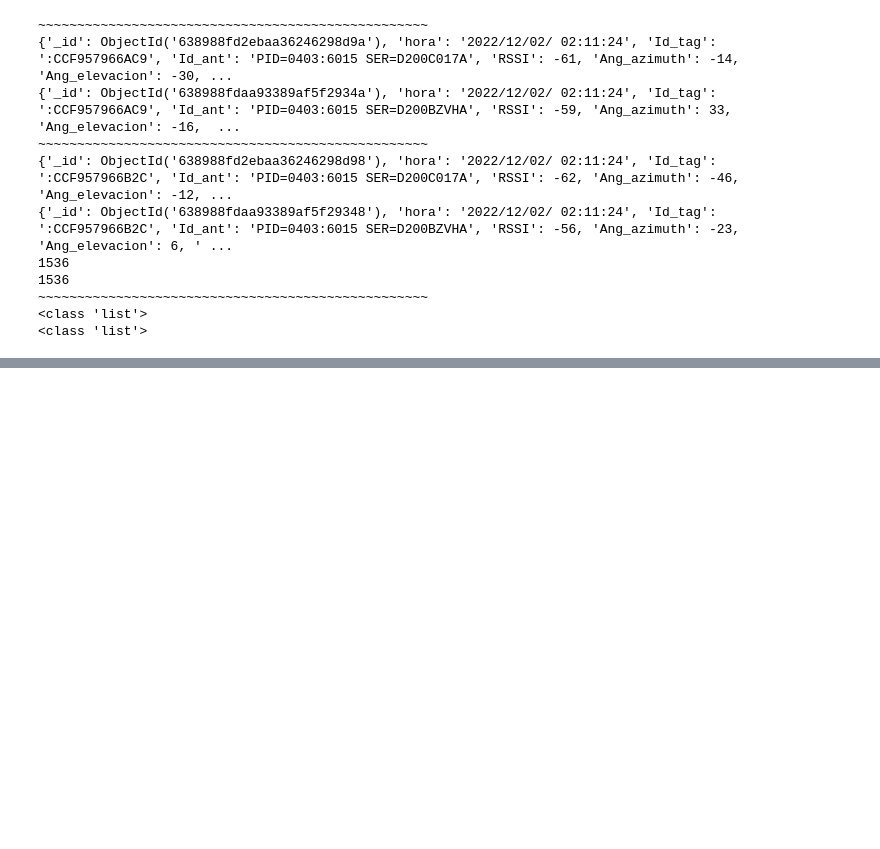
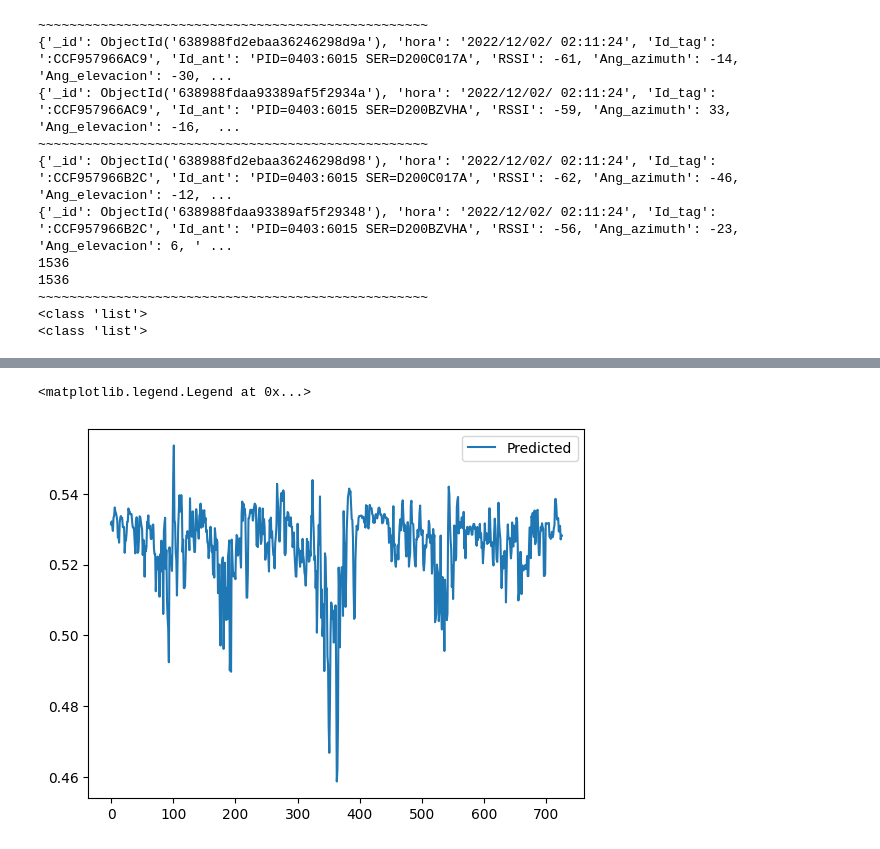
Before and after one commit to JocsanVergara/M_mediciones, a Jupyter notebook: Program/Mdb.ipynb, the cells around one changed output, grey strips where cells are left out. Drawn from its saved outputs; the diff is of its cells as text; code cells hidden in the pictures; blank space fills up the shorter version.

```diff
--- a/Program/Mdb.ipynb
+++ b/Program/Mdb.ipynb
@@ -286,0 +311,23 @@ scaler = scaler.fit(df_11_r)
+# %%
+time_steps = 40
+X_test = create_dataset(df_11_r,time_steps)
+X_test_1 = create_dataset(df_21_r,time_steps)
+X_test_2 = create_dataset(df_12_r,time_steps)
+X_test_3 = create_dataset(df_22_r,time_steps)
+# %%
+# Modelo guardado en el PC
+#from keras.models import model_from_json
+import keras
+
+name_json = "model_conv_malo.json"
+
+# carga el json y crea el modelo
+json_file = open(name_json,'r')
+loaded_model_json = json_file.read()
+json_file.close()
+
+modelo = keras.models.model_from_json(loaded_model_json)
+# se cargan los pesos (weights) en el nuevo modelo
+modelo.load_weights("model_conv_malo.h5")
+print("Modelo cargado desde el PC: ",name_json)
+# se evalua el modelo cargado con los datos de los test
@@ -286,0 +356,10 @@ scaler = scaler.fit(df_11_r)
+# %%
+X_test = np.expand_dims(X_test, -1)
+X_test_1 = np.expand_dims(X_test_1, -1)
+X_test_2 = np.expand_dims(X_test_2, -1)
+X_test_3 = np.expand_dims(X_test_3, -1)
+# %%
+y_pred = modelo.predict(X_test)
+y_pred_1 = modelo.predict(X_test_1)
+y_pred_2 = modelo.predict(X_test_2)
+y_pred_3 = modelo.predict(X_test_3)
@@ -286,0 +368,8 @@ scaler = scaler.fit(df_11_r)
+# %%
+from matplotlib import pyplot as plt
+
+plt.plot(y_pred, label = 'Predicted')
+plt.legend()
+# %% [output]
+<matplotlib.legend.Legend at 0x...>
+[figure, added]
```
Also changed, not shown: parts of 41 cells of this notebook, 6 other files.
